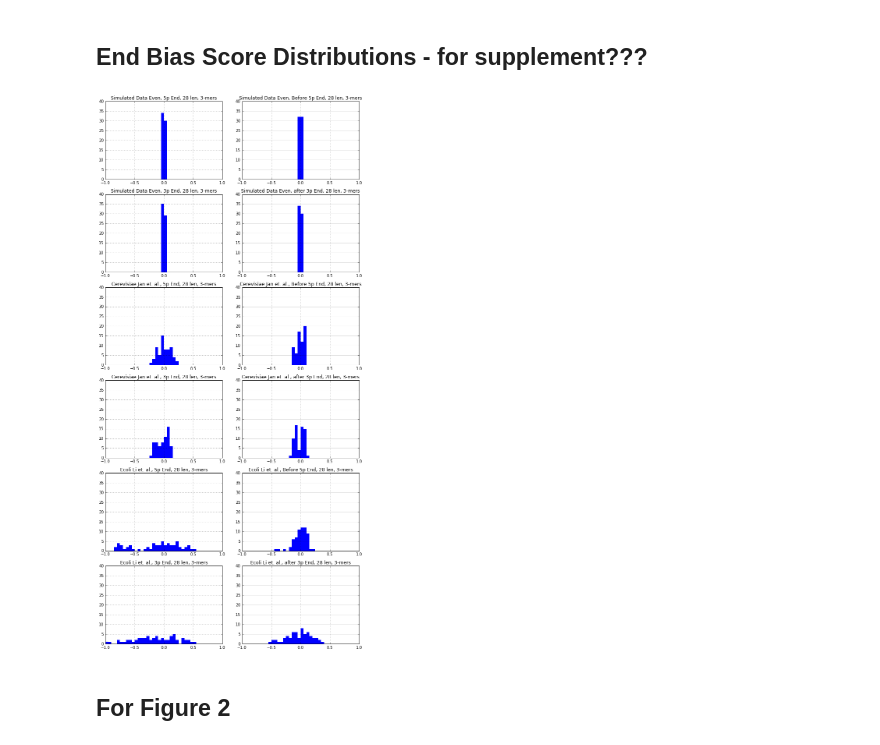
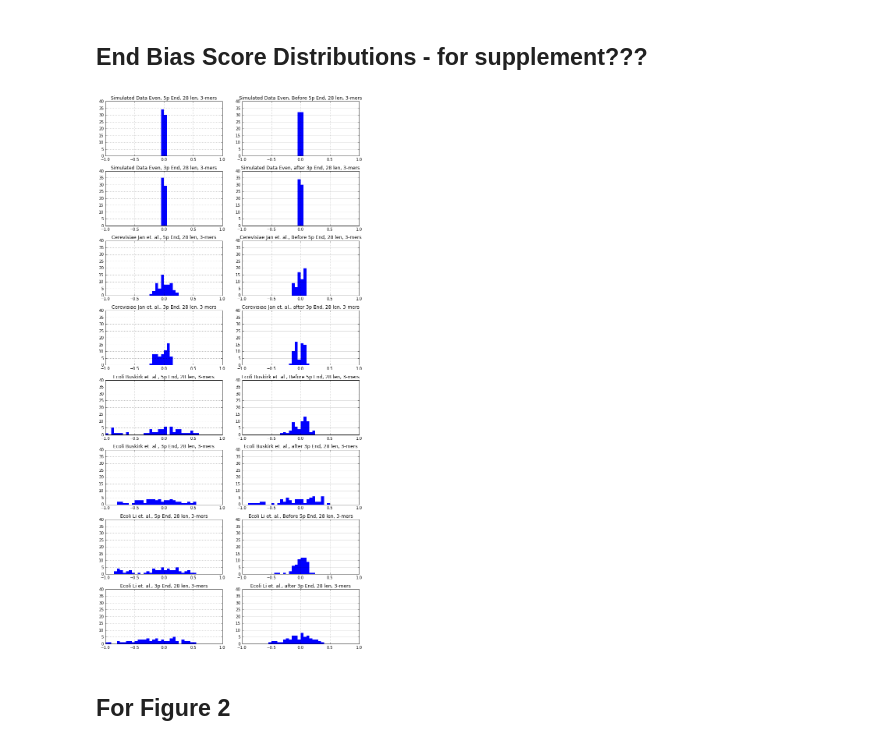
Before and after one commit to ayurovsky/ipython_notebooks_dsl, a Jupyter notebook: end_bias/Justin_Paper_Graphs_And_Calculations.ipynb, the cells around one changed output. Saved outputs shown, nothing was run; the diff lists cells and outputs as text; code cells hidden in the pictures.

```diff
--- a/end_bias/Justin_Paper_Graphs_And_Calculations.ipynb
+++ b/end_bias/Justin_Paper_Graphs_And_Calculations.ipynb
@@ -312,7 +329,7 @@ plt.figure(1, figsize=(10, 20))
 
 # simulated data random (1-10) even coverage
 
-plt.subplot(6,2,1)
+plt.subplot(8,2,1)
 plt.title('Simulated Data Even, 5p End, 28 len, 3-mers')
 plt.grid(True)
 plt.ylim(0.0, 40)
@@ -322,7 +339,7 @@ content = list(map(float, content))
 content = np.log10(content)
 plt.hist(content, bins=40, range=(-1,1), edgecolor='none');
 
-plt.subplot(6,2,2)
+plt.subplot(8,2,2)
 plt.title('Simulated Data Even, Before 5p End, 28 len, 3-mers')
 plt.grid(True)
 plt.ylim(0.0, 40)
@@ -332,7 +349,7 @@ content = list(map(float, content))
 content = np.log10(content)
 plt.hist(content, bins=40, range=(-1,1), edgecolor='none');
 
-plt.subplot(6,2,3)
+plt.subplot(8,2,3)
 plt.title('Simulated Data Even, 3p End, 28 len, 3-mers')
 plt.grid(True)
 plt.ylim(0.0, 40)
@@ -342,7 +359,7 @@ content = list(map(float, content))
 content = np.log10(content)
 plt.hist(content, bins=40, range=(-1,1), edgecolor='none');
 
-plt.subplot(6,2,4)
+plt.subplot(8,2,4)
 plt.title('Simulated Data Even, after 3p End, 28 len, 3-mers')
 plt.grid(True)
 plt.ylim(0.0, 40)
@@ -355,7 +372,7 @@ plt.hist(content, bins=40, range=(-1,1), edgecolor='none');
 
 # cerevisiae all jan
 
-plt.subplot(6,2,5)
+plt.subplot(8,2,5)
 plt.title('Cerevisiae Jan et. al., 5p End, 28 len, 3-mers')
 plt.grid(True)
 plt.ylim(0.0, 40)
@@ -365,7 +382,7 @@ content = list(map(float, content))
 content = np.log10(content)
 plt.hist(content, edgecolor='none', range=(-1,1), bins=40);
 
-plt.subplot(6,2,6)
+plt.subplot(8,2,6)
 plt.title('Cerevisiae Jan et. al., Before 5p End, 28 len, 3-mers')
 plt.grid(True)
 plt.ylim(0.0, 40)
@@ -375,7 +392,7 @@ content = list(map(float, content))
 content = np.log10(content)
 plt.hist(content, edgecolor='none', range=(-1,1), bins=40);
 
-plt.subplot(6,2,7)
+plt.subplot(8,2,7)
 plt.title('Cerevisiae Jan et. al., 3p End, 28 len, 3-mers')
 plt.grid(True)
 plt.ylim(0.0, 40)
@@ -385,7 +402,7 @@ content = list(map(float, content))
 content = np.log10(content)
 plt.hist(content, edgecolor='none', range=(-1,1), bins=40);
 
-plt.subplot(6,2,8)
+plt.subplot(8,2,8)
 plt.title('Cerevisiae Jan et. al., after 3p End, 28 len, 3-mers')
 plt.grid(True)
 plt.ylim(0.0, 40)
@@ -395,9 +412,51 @@ content = list(map(float, content))
 content = np.log10(content)
 plt.hist(content, edgecolor='none', range=(-1,1), bins=40);
 
+# ecoli buskirk
+
+plt.subplot(8,2,9)
+plt.title('Ecoli Buskirk et. al., 5p End, 28 len, 3-mers')
+plt.grid(True)
+plt.ylim(0.0, 40)
+df = pd.read_csv("v3_ecoli_big_5pEnd_3_28.csv")
+content = df['score']
+content = list(map(float, content))
+content = np.log10(content)
+plt.hist(content, edgecolor='none', range=(-1,1), bins=40);
+
+plt.subplot(8,2,10)
+plt.title('Ecoli Buskirk et. al., Before 5p End, 28 len, 3-mers')
+plt.grid(True)
+plt.ylim(0.0, 40)
+df = pd.read_csv("v3_ecoli_big_before5pEnd_3_28.csv")
+content = df['score']
+content = list(map(float, content))
+content = np.log10(content)
+plt.hist(content, edgecolor='none', range=(-1,1), bins=40);
+
+plt.subplot(8,2,11)
+plt.title('Ecoli Buskirk et. al., 3p End, 28 len, 3-mers')
+plt.grid(True)
+plt.ylim(0.0, 40)
+df = pd.read_csv("v3_ecoli_big_3pEnd_3_28.csv")
+content = df.score
+content = list(map(float, content))
+content = np.log10(content)
+plt.hist(content, edgecolor='none', range=(-1,1), bins=40);
+
+plt.subplot(8,2,12)
+plt.title('Ecoli Buskirk et. al., after 3p End, 28 len, 3-mers')
+plt.grid(True)
+plt.ylim(0.0, 40)
+df = pd.read_csv("v3_ecoli_big_after3pEnd_3_28.csv")
+content = df.score
+content = list(map(float, content))
+content = np.log10(content)
+plt.hist(content, edgecolor='none', range=(-1,1), bins=40);
+
 # ecoli weissman(li)
 
-plt.subplot(6,2,9)
+plt.subplot(8,2,13)
 plt.title('Ecoli Li et. al., 5p End, 28 len, 3-mers')
 plt.grid(True)
 plt.ylim(0.0, 40)
@@ -407,38 +466,38 @@ content = list(map(float, content))
 content = np.log10(content)
 plt.hist(content, edgecolor='none', range=(-1,1), bins=40);
 
-plt.subplot(6,2,10)
+plt.subplot(8,2,14)
 plt.title('Ecoli Li et. al., Before 5p End, 28 len, 3-mers')
 plt.grid(True)
 plt.ylim(0.0, 40)
 df = pd.read_csv("v6_ecoli_weissman_SRR407274_before5pEnd_3_28.txt")
 content = df['score']
 content = list(map(float, content))
 content = np.log10(content)
 plt.hist(content, edgecolor='none', range=(-1,1), bins=40);
 
-plt.subplot(6,2,11)
+plt.subplot(8,2,15)
 plt.title('Ecoli Li et. al., 3p End, 28 len, 3-mers')
 plt.grid(True)
 plt.ylim(0.0, 40)
 df = pd.read_csv("v6_ecoli_weissman_SRR407274_3pEnd_3_28.txt")
 content = df.score
 content = list(map(float, content))
 content = np.log10(content)
 plt.hist(content, edgecolor='none', range=(-1,1), bins=40);
 
-plt.subplot(6,2,12)
+plt.subplot(8,2,16)
 plt.title('Ecoli Li et. al., after 3p End, 28 len, 3-mers')
 plt.grid(True)
 plt.ylim(0.0, 40)
 df = pd.read_csv("v6_ecoli_weissman_SRR407274_after3pEnd_3_28.txt")
 content = df.score
 content = list(map(float, content))
 content = np.log10(content)
 plt.hist(content, edgecolor='none', range=(-1,1), bins=40);
 
 plt.tight_layout()
 # %% [output]
-[figure, old version]
+[figure, new version]
 # %% [markdown]
 ## For Figure 2
```
Also changed, not shown: parts of 7 cells of this notebook.
